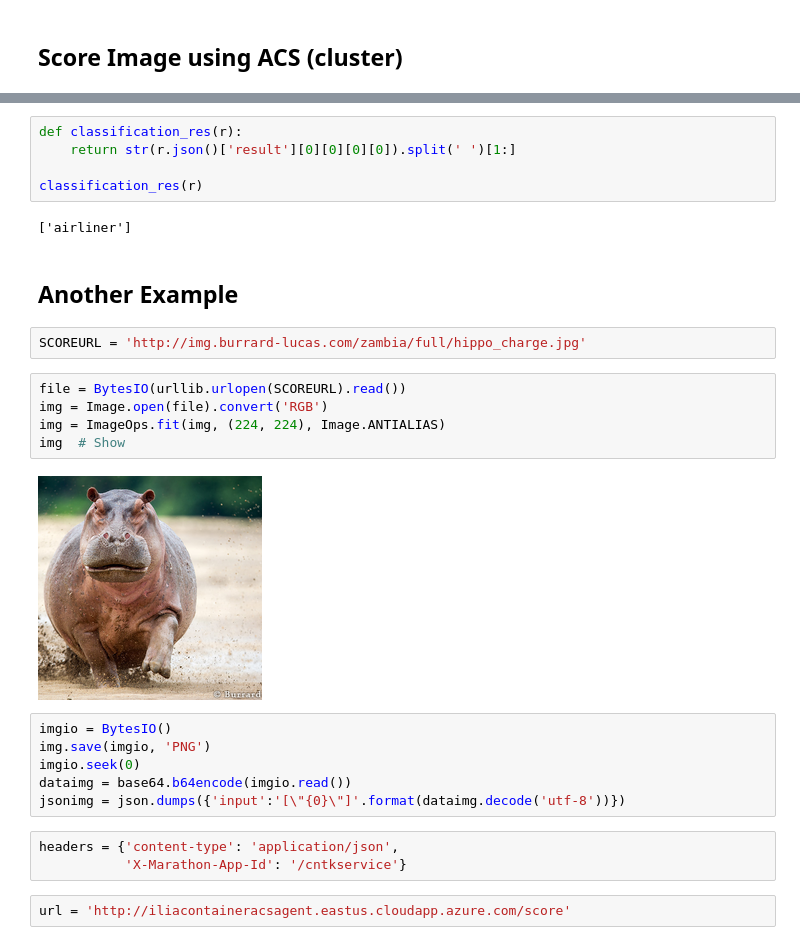
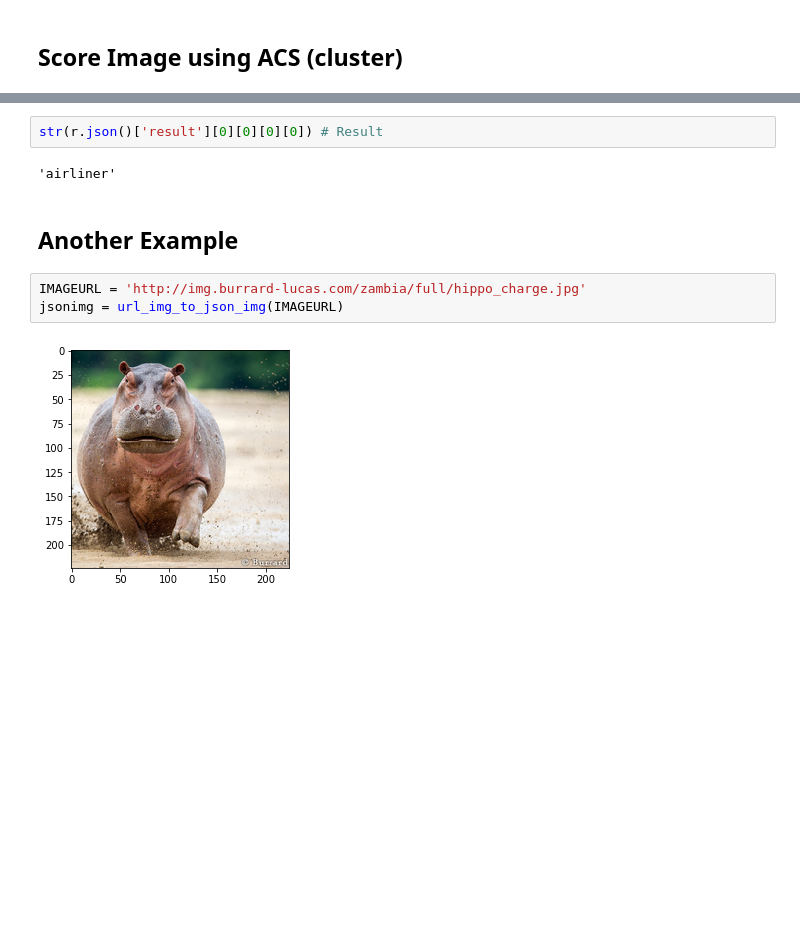
Before and after one commit to ilkarman/Blog, a Jupyter notebook: rndm/ACS Deploy.ipynb, the cells around one changed output, grey strips where cells are left out. Cells and saved outputs as stored; diff of their text form; blank space fills up the shorter version.

```diff
--- a/rndm/ACS Deploy.ipynb
+++ b/rndm/ACS Deploy.ipynb
@@ -145,30 +200,12 @@ Wall time: 307 ms
 # %%
-def classification_res(r):
-    return str(r.json()['result'][0][0][0][0]).split(' ')[1:]
-
-classification_res(r)
+str(r.json()['result'][0][0][0][0]) # Result
 # %% [output]
-['airliner']
+'airliner'
 # %% [markdown]
 ## Another Example
 # %%
-SCOREURL = 'http://img.burrard-lucas.com/zambia/full/hippo_charge.jpg'
+IMAGEURL = 'http://img.burrard-lucas.com/zambia/full/hippo_charge.jpg'
+jsonimg = url_img_to_json_img(IMAGEURL)
+# %% [output]
+[figure, added]
-# %%
-file = BytesIO(urllib.urlopen(SCOREURL).read())
-img = Image.open(file).convert('RGB')
-img = ImageOps.fit(img, (224, 224), Image.ANTIALIAS)
-img  # Show
-# %% [output]
-[figure, removed]
-# %%
-imgio = BytesIO()
-img.save(imgio, 'PNG')
-imgio.seek(0)
-dataimg = base64.b64encode(imgio.read())
-jsonimg = json.dumps({'input':'[\"{0}\"]'.format(dataimg.decode('utf-8'))})
-# %%
-headers = {'content-type': 'application/json',
-           'X-Marathon-App-Id': '/cntkservice'}
-# %%
-url = 'http://iliacontaineracsagent.eastus.cloudapp.azure.com/score'
 # %%
```
Also changed, not shown: parts of 28 cells of this notebook.
